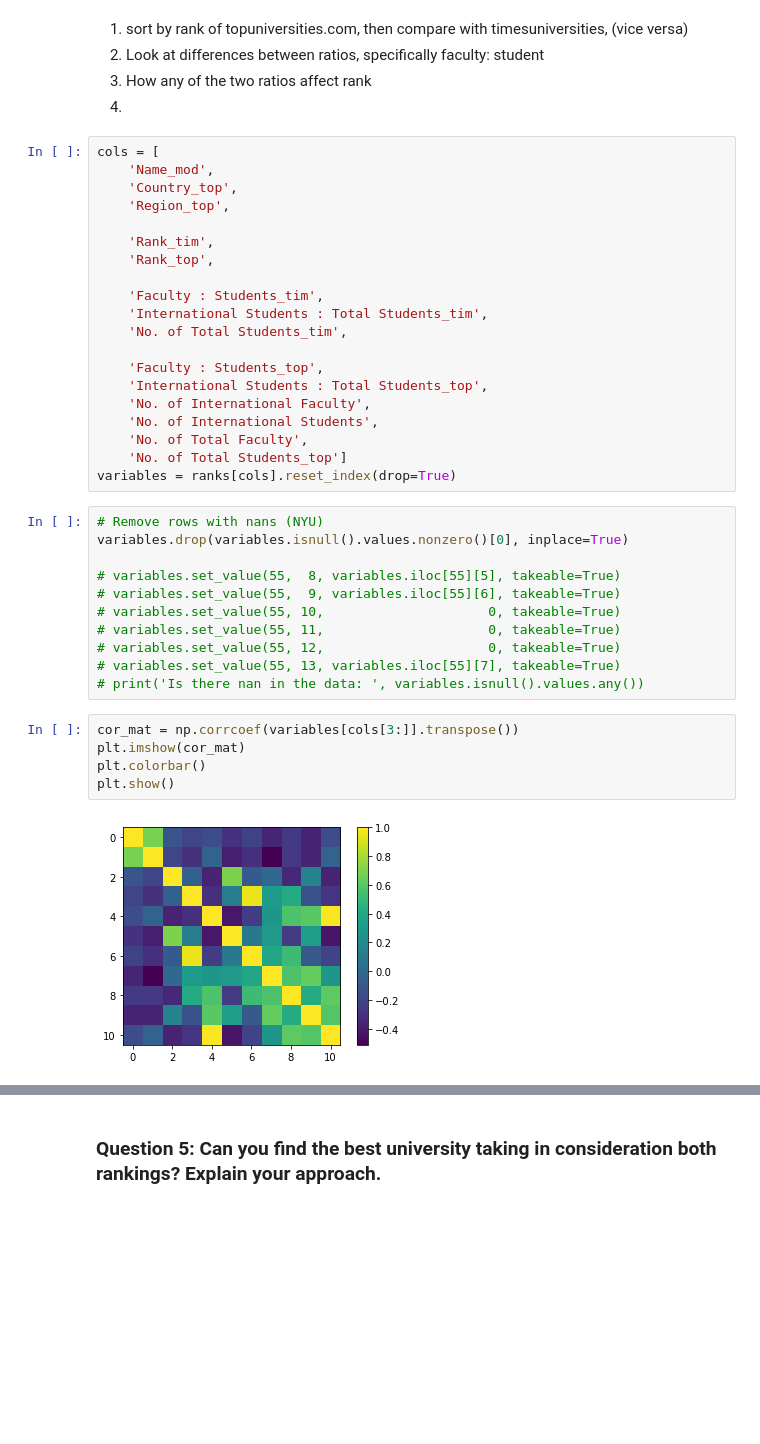
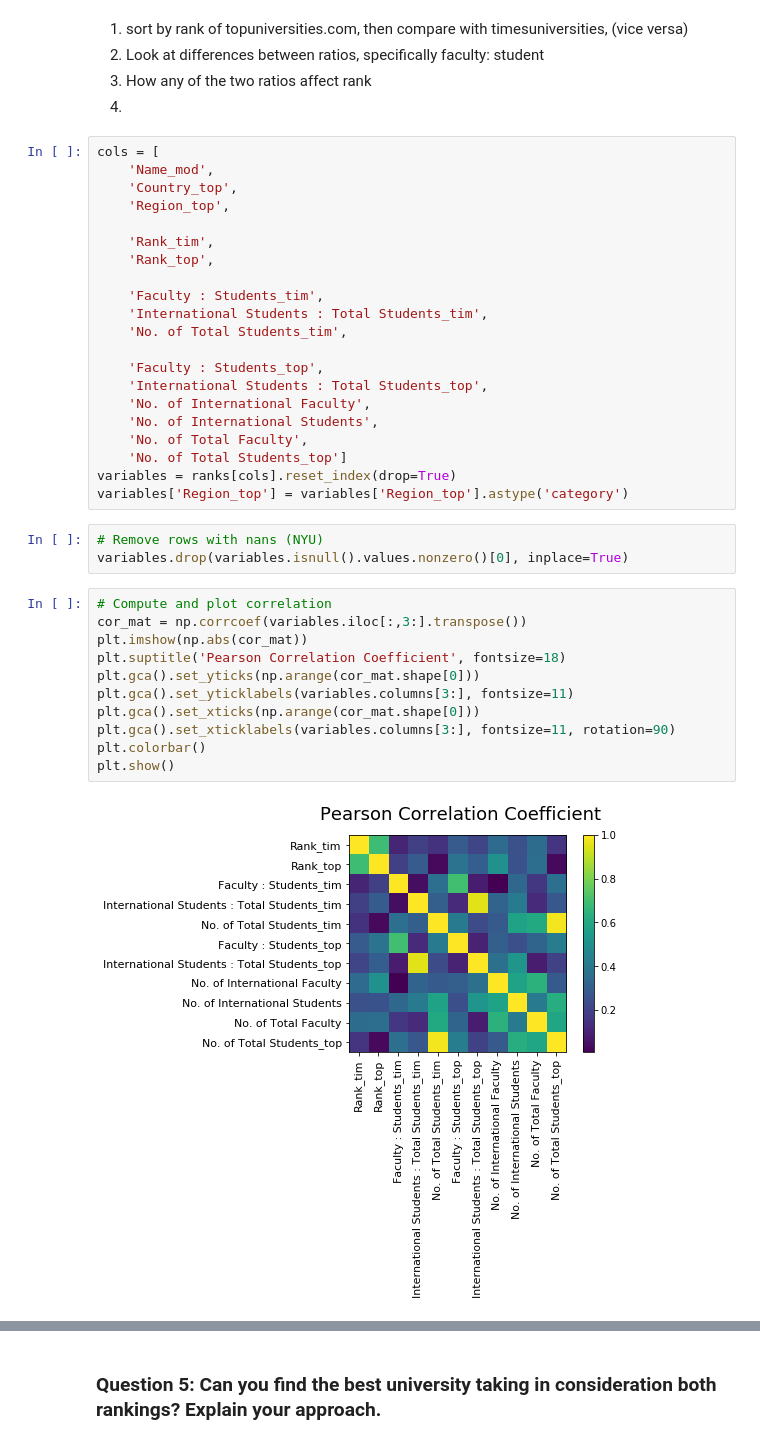
Before and after one commit to justcho5/ADA, a Jupyter notebook: homework02.ipynb, the cells around one changed output, grey strips where cells are left out. Drawn from its saved outputs; the diff is of its cells as text; blank space fills up the shorter version.

```diff
--- a/homework02.ipynb
+++ b/homework02.ipynb
@@ -681,21 +682,20 @@ cols = [
     'No. of Total Faculty',
     'No. of Total Students_top']
 variables = ranks[cols].reset_index(drop=True)
+variables['Region_top'] = variables['Region_top'].astype('category')
-# %%
-# Remove rows with nans (NYU)
-variables.drop(variables.isnull().values.nonzero()[0], inplace=True)
-
-# variables.set_value(55,  8, variables.iloc[55][5], takeable=True)
-# variables.set_value(55,  9, variables.iloc[55][6], takeable=True)
-# variables.set_value(55, 10,                     0, takeable=True)
-# variables.set_value(55, 11,                     0, takeable=True)
-# variables.set_value(55, 12,                     0, takeable=True)
-# variables.set_value(55, 13, variables.iloc[55][7], takeable=True)
-# print('Is there nan in the data: ', variables.isnull().values.any())
-# %%
-cor_mat = np.corrcoef(variables[cols[3:]].transpose())
-plt.imshow(cor_mat)
-plt.colorbar()
-plt.show()
-# %% [output]
-[figure, removed]
+# %%
+# Remove rows with nans (NYU)
+variables.drop(variables.isnull().values.nonzero()[0], inplace=True)
+# %%
+# Compute and plot correlation
+cor_mat = np.corrcoef(variables.iloc[:,3:].transpose())
+plt.imshow(np.abs(cor_mat))
+plt.suptitle('Pearson Correlation Coefficient', fontsize=18)
+plt.gca().set_yticks(np.arange(cor_mat.shape[0]))
+plt.gca().set_yticklabels(variables.columns[3:], fontsize=11)
+plt.gca().set_xticks(np.arange(cor_mat.shape[0]))
+plt.gca().set_xticklabels(variables.columns[3:], fontsize=11, rotation=90)
+plt.colorbar()
+plt.show()
+# %% [output]
+[figure, added]
```
Also changed, not shown: parts of 9 cells of this notebook.
